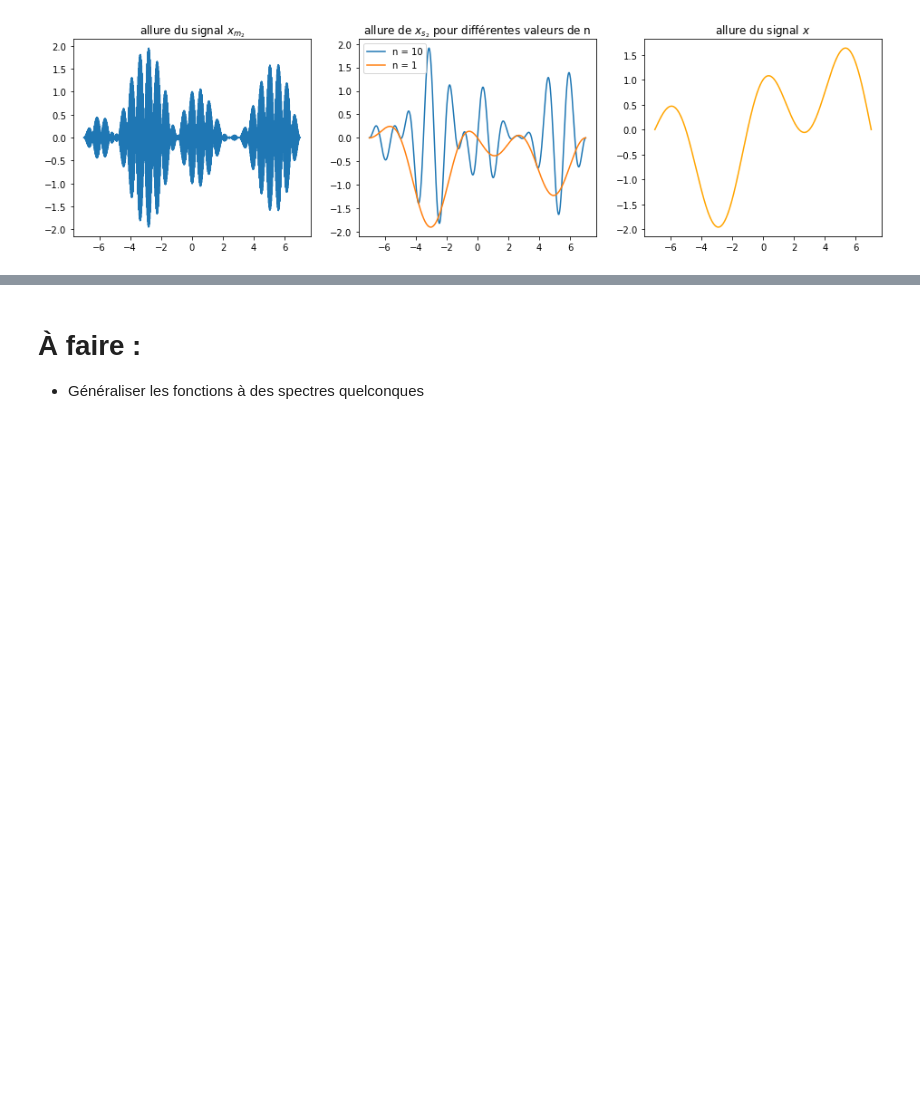
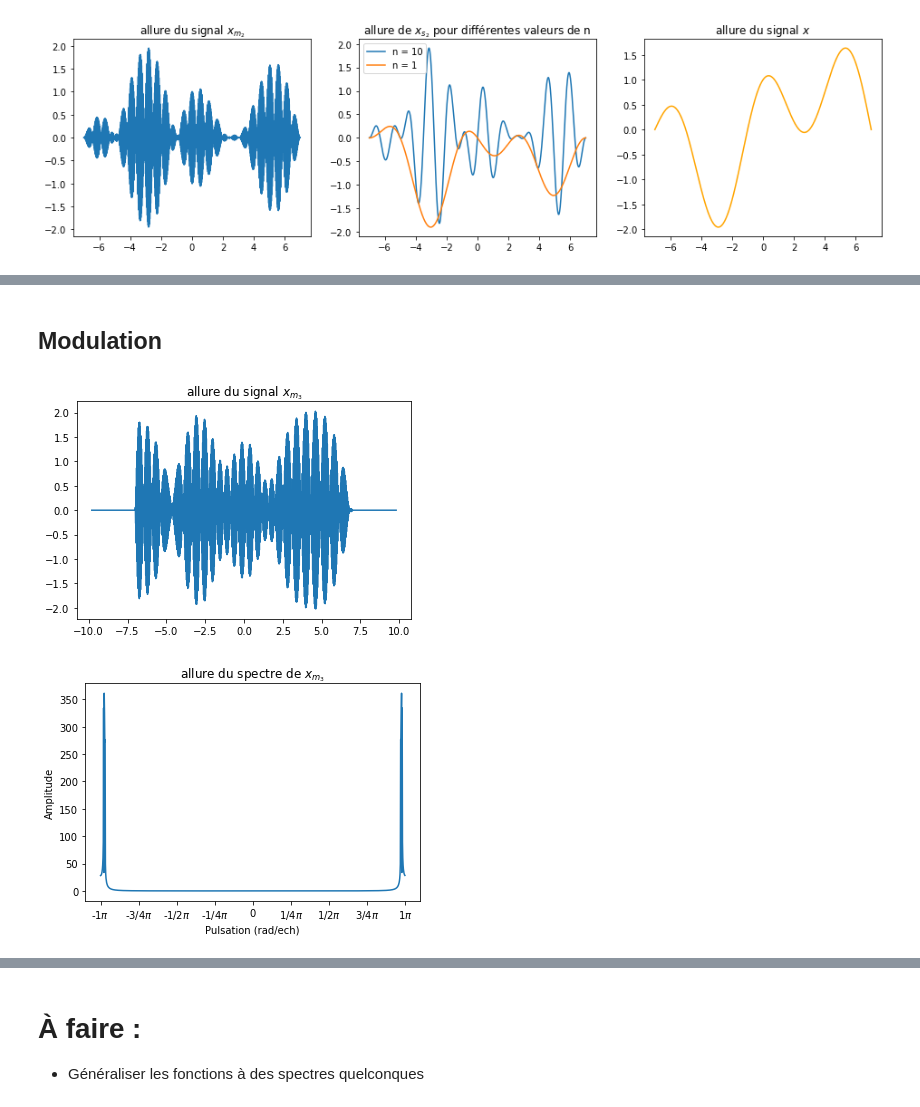
Before and after one commit to alexandrefreyther/Projet-Traitement_du_signal, a Jupyter notebook: Mini-projet.ipynb, the cells around one changed output, grey strips where cells are left out. Drawn from its saved outputs; the diff is of its cells as text; code cells hidden in the pictures; blank space fills up the shorter version.

```diff
--- a/Mini-projet.ipynb
+++ b/Mini-projet.ipynb
@@ -346,0 +387,13 @@ plt.show()
+# %% [markdown]
+## Modulation
+# %%
+def xm3(t):
+    return xi(t)*np.cos(2*np.pi*fc*t)+xq(t)*np.sin(2*np.pi*fc*t)
+
+afficher_signal(xm3, "allure du signal $x_{m_3}$", N=1000) # si on met 100 ca change grandement
+
+xm3_discret = discretise_signal(xm3)
+afficher_spectre(xm3_discret,"allure du spectre de $x_{m_3}$")
+# %% [output]
+[figure, added]
+[figure, added]
```
Also changed, not shown: parts of 29 cells of this notebook.
